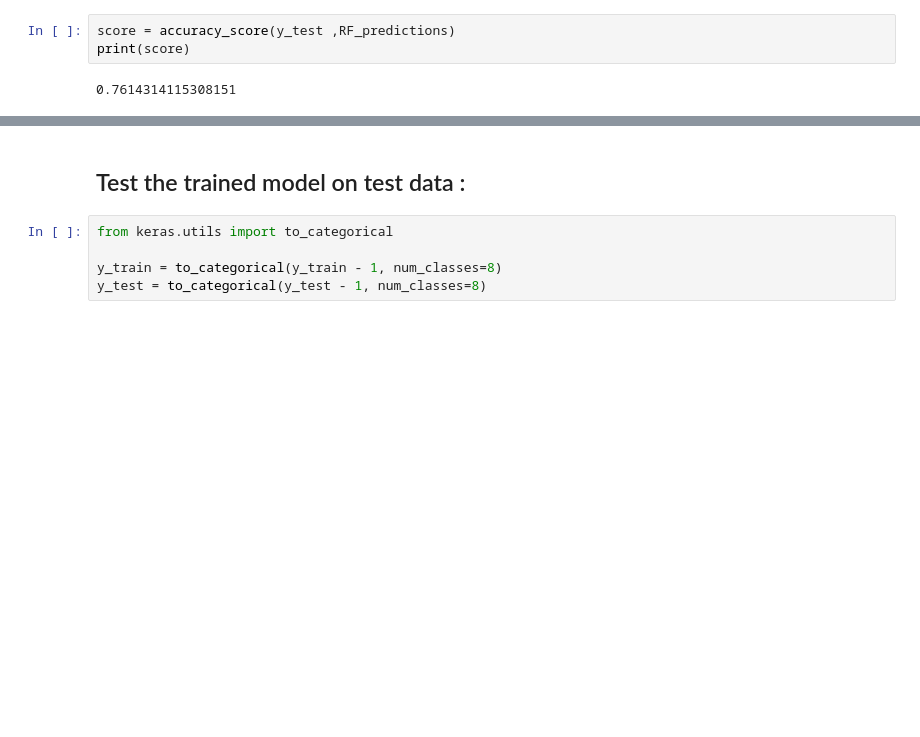
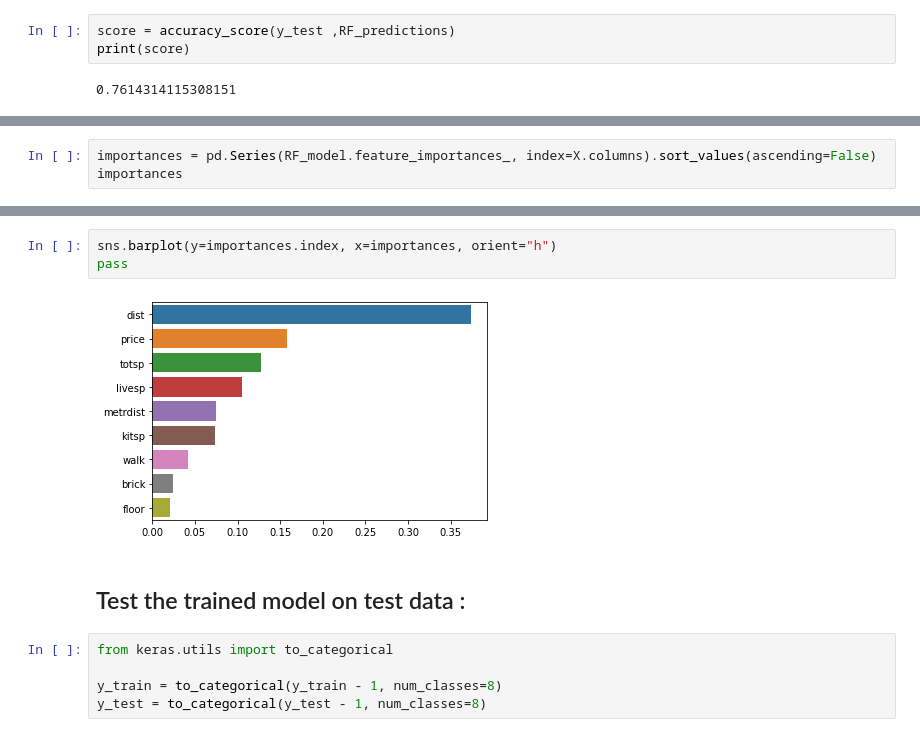
Before and after one commit to EvaKolosova/MachineLearningCourse, a Jupyter notebook: PriceOfFlatsInMoscow.ipynb, the cells around one changed output, grey strips where cells are left out. Drawn from its saved outputs; the diff is of its cells as text; blank space fills up the shorter version.

```diff
--- a/PriceOfFlatsInMoscow.ipynb
+++ b/PriceOfFlatsInMoscow.ipynb
@@ -457,0 +471,3 @@ We see that the model's accuracy is  76%, not bad at all.
+# %%
+importances = pd.Series(RF_model.feature_importances_, index=X.columns).sort_values(ascending=False)
+importances
@@ -458,3 +485,8 @@ We see that the model's accuracy is  76%, not bad at all.
+# %%
+sns.barplot(y=importances.index, x=importances, orient="h")
+pass
+# %% [output]
+[figure, added]
 # %% [markdown]
 ## Test the trained model on test data :
 # %%
```
Also changed, not shown: parts of 7 cells of this notebook.
